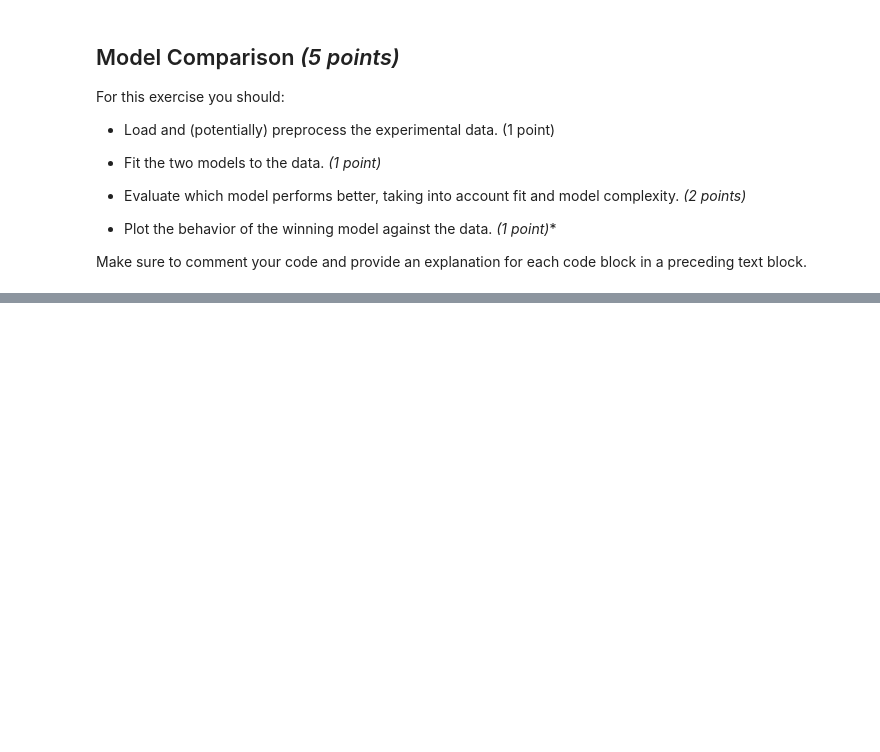
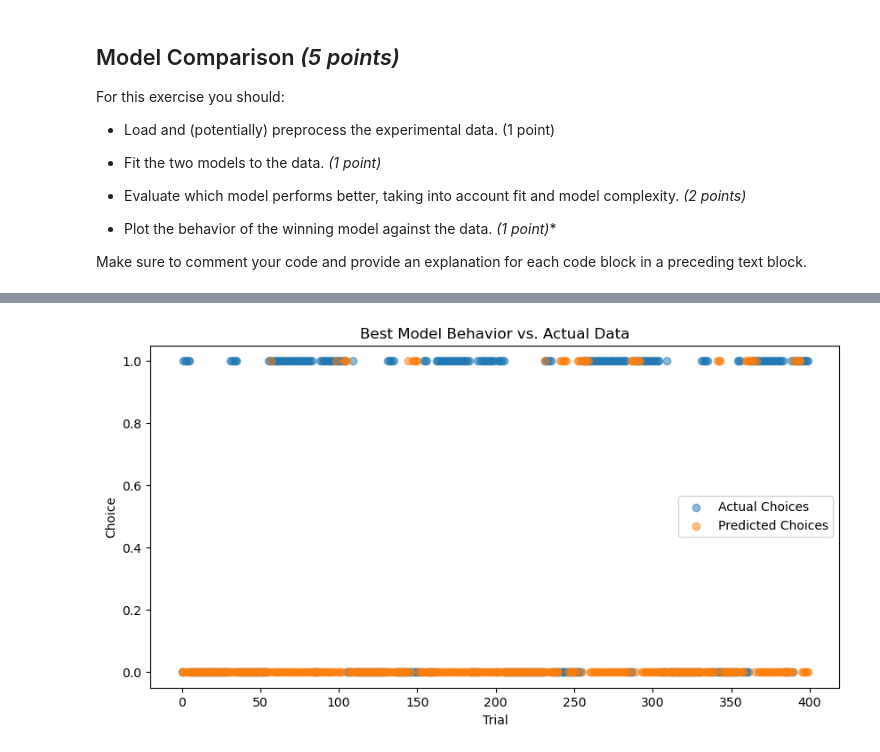
Before and after one commit to elihagen/modeling_group3, a Jupyter notebook: Group3_Experiment_1.ipynb, the cells around one changed output, grey strips where cells are left out. Cells and saved outputs as stored; diff of their text form; code cells hidden in the pictures; blank space fills up the shorter version.

```diff
--- a/Group3_Experiment_1.ipynb
+++ b/Group3_Experiment_1.ipynb
@@ -425,0 +370,90 @@ display(results)
+# %%
+import sys
+sys.path.append('src')
+from data_loading import *
+from parameter_fitting import *
+from parameter_recovery import *
+from model_based_rl import *
+from model_free_rl import *
+
+# Load and preprocess the experimental data from our experiment
+data = load_data()
+data = processing_data(data)
+data = data.loc[:, ~data.columns.duplicated()]
+
+# Select relevant columns (choice and reward)
+if 'reward' in data.columns and data.columns.duplicated().sum() > 0:
+    data = data.loc[:, ~data.columns.duplicated()]
+# Select relevant columns (choice and reward)
+data = data[['response', 'value']].rename(columns={'response': 'choice', 'value': 'reward'})
+
+data['choice'] = pd.to_numeric(data['choice'], errors='coerce')
+data['reward'] = pd.to_numeric(data['reward'], errors='coerce')
+
+# Fit Model-Based RL
+best_params_mb, best_likelihood_mb = grid_search_parameter_fit(data)
+model_based = ModelBasedRL(alpha=best_params_mb[0], beta=best_params_mb[1], theta=best_params_mb[2])
+
+# Fit Model-Free RL
+best_params_mf, best_likelihood_mf = grid_search_parameter_fit_mf(data)
+model_free = ModelFreeRL(alpha=best_params_mf[0], beta=best_params_mf[1], theta=best_params_mf[2])
+
+# Evaluate which model performs better
+print(f"Model-Based Log-Likelihood: {best_likelihood_mb}")
+print(f"Model-Free Log-Likelihood: {best_likelihood_mf}")
+
+# Compare model fit
+if best_likelihood_mb > best_likelihood_mf:
+    print("Model-Based RL performs better")
+    best_model = model_based
+    best_params = best_params_mb
+else:
+    print("Model-Free RL performs better")
+    best_model = model_free
+    best_params = best_params_mf
+
+# Simulate behavior using the best model
+choices, rewards = [], []
+for _ in range(len(data)):
+    choice = best_model.choose_action() if isinstance(best_model, ModelFreeRL) else best_model.policy(state=0)
+    reward = np.random.choice([0, 1], p=[0.3, 0.7] if choice == 0 else [0.7, 0.3])
+    try:
+        best_model.update(choice, reward)
+    except:
+        best_model.update_q_table(action = choice, reward = reward)
+    choices.append(choice)
+    rewards.append(reward)
+
+# Compute Bayesian Information Criterion (BIC)
+def calculate_bic(num_params, num_data_points, ll):
+    """
+    Calculate Bayesian Information Criterion (BIC).
+    """
+    return num_params * np.log(num_data_points) - 2 * ll
+
+# Number of parameters in each model
+n_params_mf = 3  # Alpha, Beta, Theta
+n_params_mb = 3  # Alpha, Beta, Theta
+
+bic_mf = calculate_bic(n_params_mf, len(data), best_likelihood_mf)
+bic_mb = calculate_bic(n_params_mb, len(data), best_likelihood_mb)
+
+# Compare Results
+results = pd.DataFrame({
+    'Model': ['Model-Free', 'Model-Based'],
+    'BIC': [bic_mf, bic_mb]
+})
+
+from IPython.display import display
+display(results)
+
+# Plot the behavior of the best model against the data
+plt.figure(figsize=(10, 5))
+plt.scatter(range(len(data)), data['choice'], label='Actual Choices', alpha=0.5)
+plt.scatter(range(len(choices)), choices, label='Predicted Choices', alpha=0.5)
+plt.xlabel('Trial')
+plt.ylabel('Choice')
+plt.legend()
+plt.title('Best Model Behavior vs. Actual Data')
+plt.show()
+# %% [output]
@@ -425,0 +466 @@ display(results)
+[figure, added]
```
Also changed, not shown: parts of 9 cells of this notebook.
